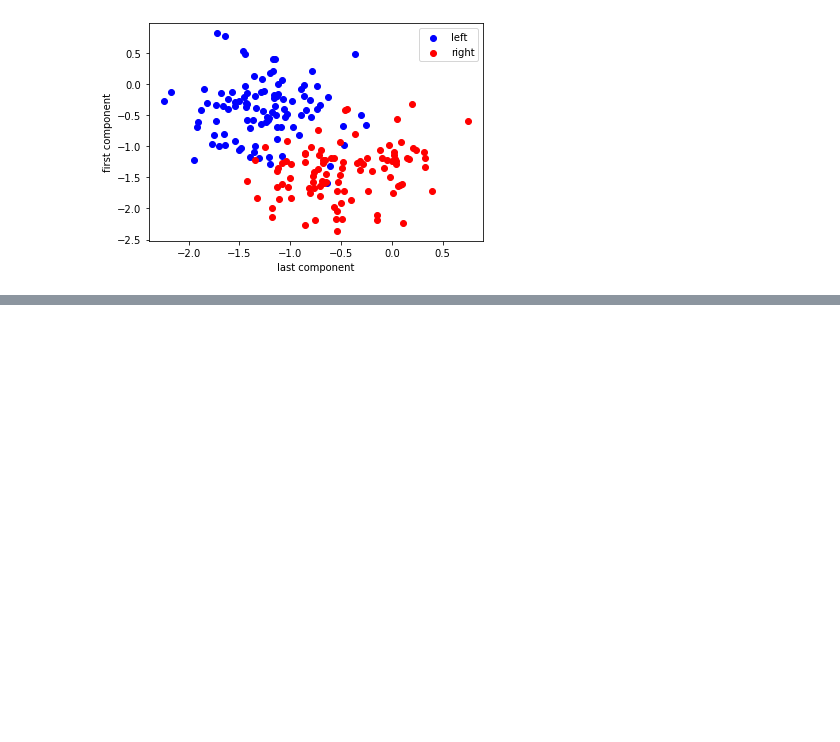
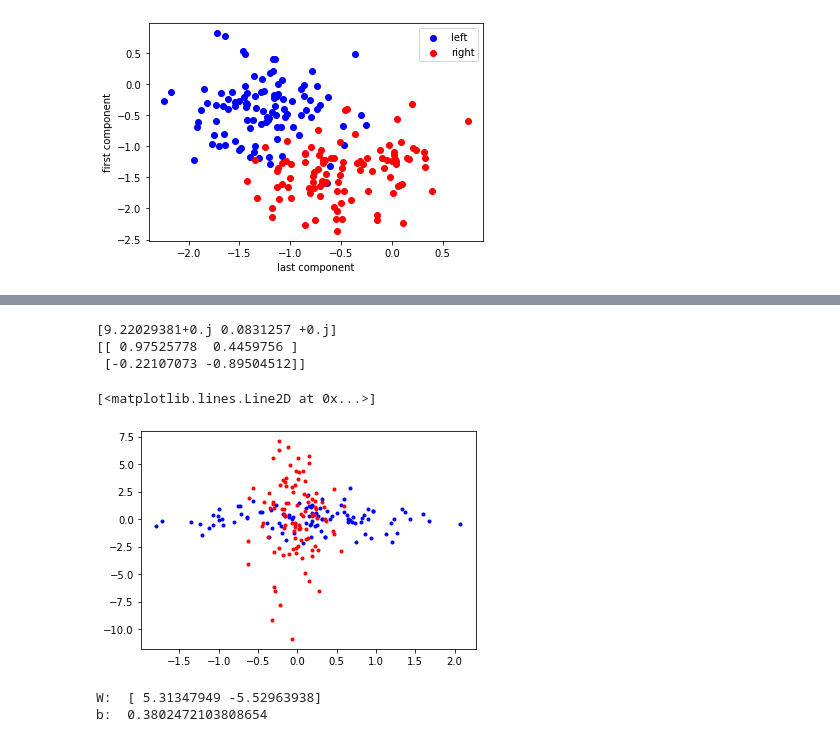
Before and after one commit to kwonjh0825/HCI_week13, a Jupyter notebook: week13.ipynb, the cells around one changed output, grey strips where cells are left out. Drawn from its saved outputs; the diff is of its cells as text; code cells hidden in the pictures; blank space fills up the shorter version.

```diff
--- a/week13.ipynb
+++ b/week13.ipynb
@@ -227,0 +292,17 @@ plot_scatter(trials_logvar[cl1], trials_logvar[cl2])
+# %%
+csp_d, csp1= linalg.eig(cov_x1, cov_x2)
+print(csp_d)
+print(csp1)
+
+csp_x1 = x1.dot(csp1)
+csp_x2 = x2.dot(csp1)
+
+fig, bx = plt.subplots()
+bx.plot(csp_x1[:,0], csp_x1[:,1], 'b.')
+bx.plot(csp_x2[:,0], csp_x2[:,1], 'r.')
+# %% [output]
+[9.22029381+0.j 0.0831257 +0.j]
+[[ 0.97525778  0.4459756 ]
+ [-0.22107073 -0.89504512]]
+[<matplotlib.lines.Line2D at 0x...>]
+[figure, added]
@@ -227,0 +375,8 @@ plot_scatter(trials_logvar[cl1], trials_logvar[cl2])
+# %%
+W, b = train_lda(train[cl1].T, train[cl2].T)
+
+print('W: ', W)
+print('b: ', b)
+# %% [output]
+W:  [ 5.31347949 -5.52963938]
+b:  0.3802472103808654
```
Also changed, not shown: parts of 4 cells of this notebook.
